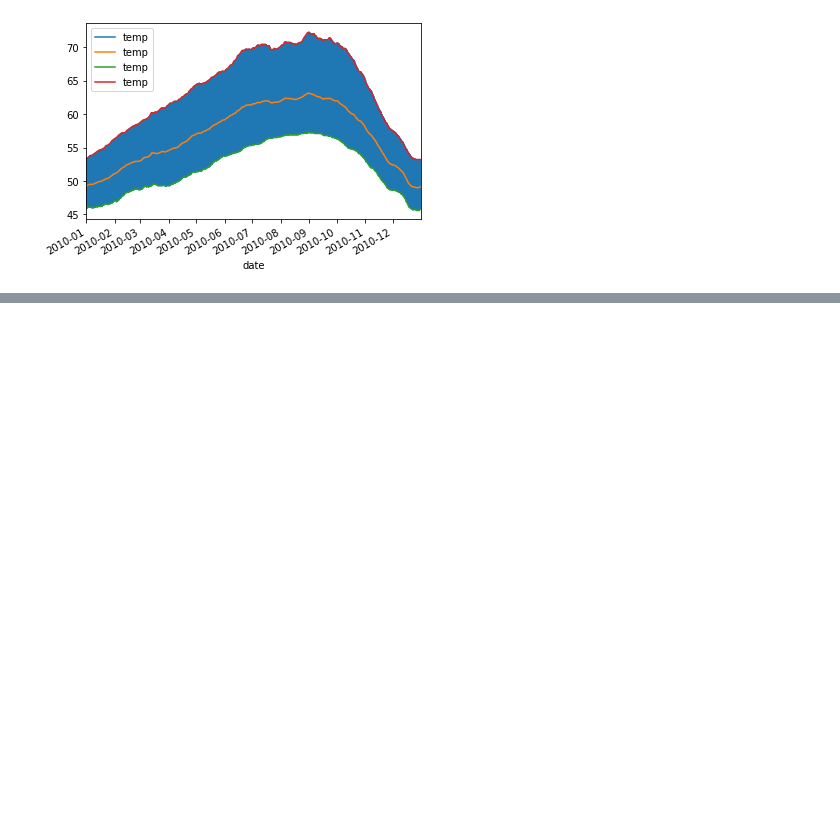
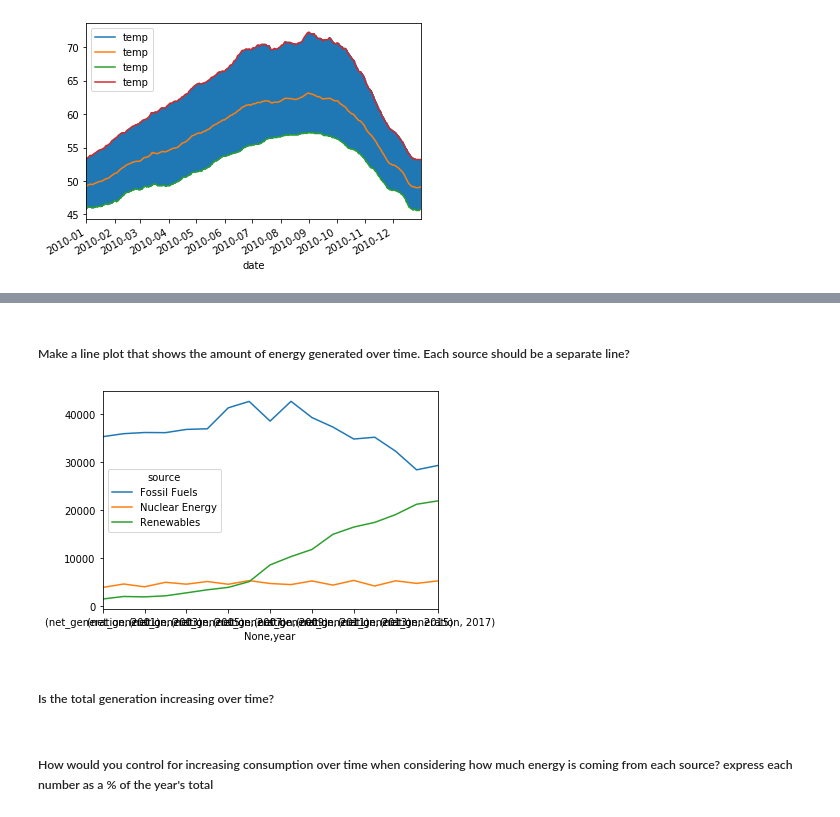
Before and after one commit to misty-garcia/ds-methodologies-exercises, a Jupyter notebook: time_series/working_w_timeseries_data.ipynb, the cells around one changed output, grey strips where cells are left out. Saved outputs shown, nothing was run; the diff lists cells and outputs as text; code cells hidden in the pictures; blank space fills up the shorter version.

```diff
--- a/time_series/working_w_timeseries_data.ipynb
+++ b/time_series/working_w_timeseries_data.ipynb
@@ -166,0 +421,11 @@ plt.show()
+# %% [markdown]
+##### Make a line plot that shows the amount of energy generated over time. Each source should be a separate line?
+# %%
+df.pivot_table(index="source",columns=df.index.year).T.plot()
+plt.show()
+# %% [output]
+[figure, added]
+# %% [markdown]
+##### Is the total generation increasing over time?
+# %% [markdown]
+##### How would you control for increasing consumption over time when considering how much energy is coming from each source? express each number as a % of the year's total
```
Also changed, not shown: parts of 48 cells of this notebook.
